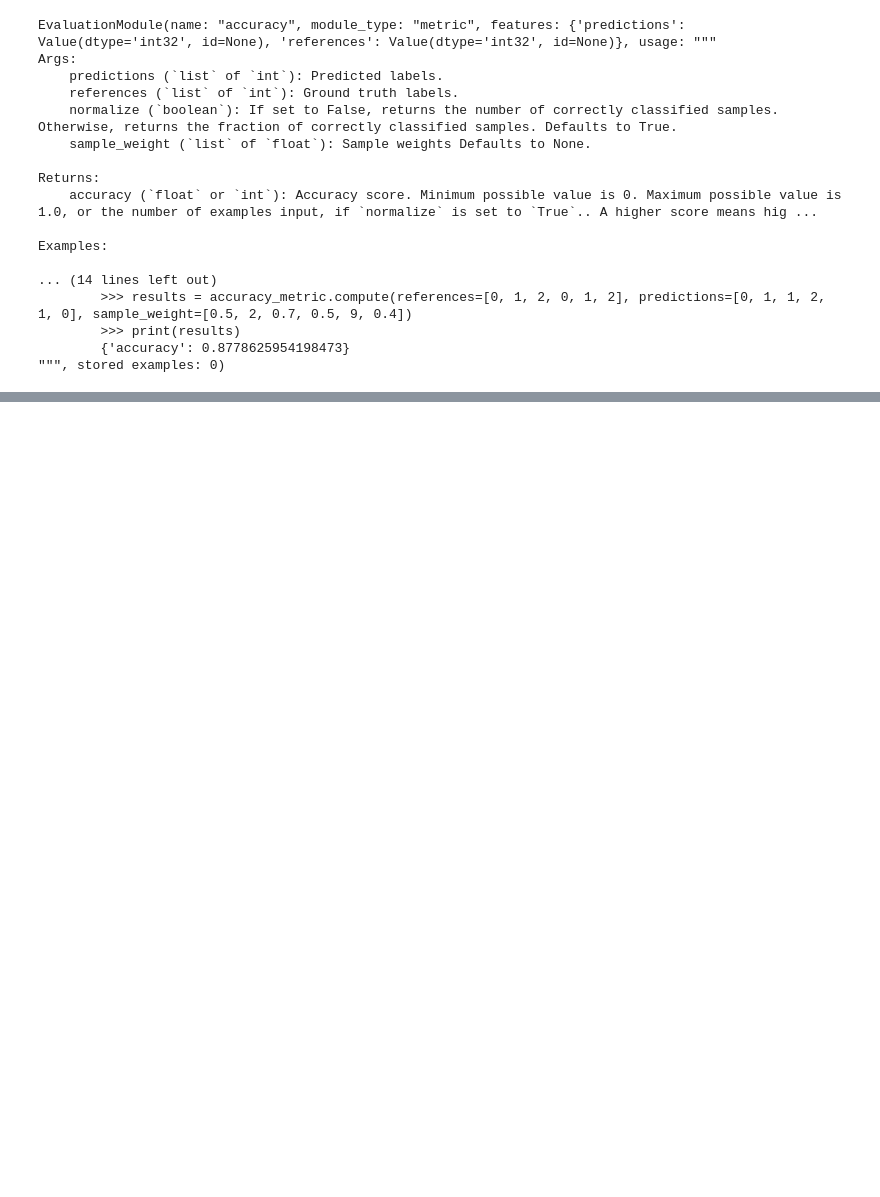
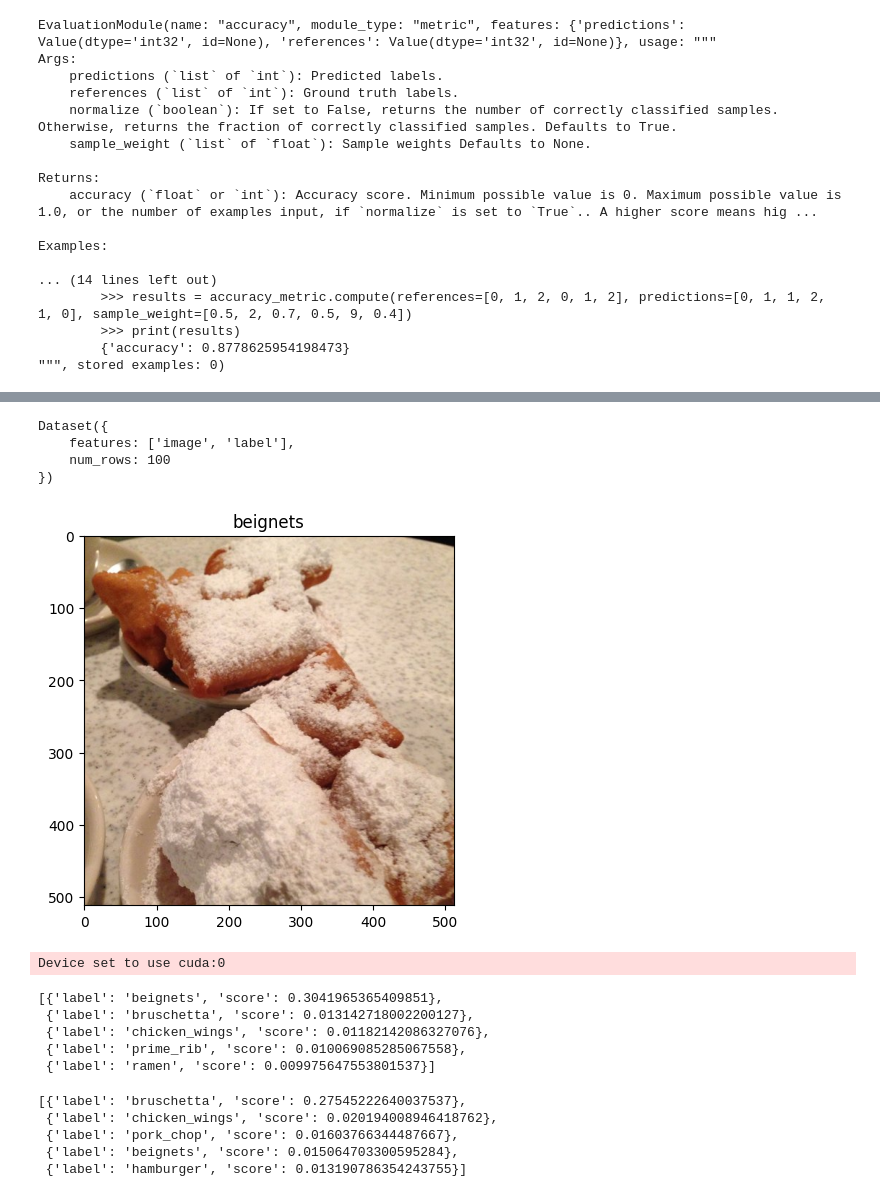
Before and after one commit to vandalt/phy3051-students, a Jupyter notebook: tp11-transformers/huggingface.ipynb, the cells around one changed output, grey strips where cells are left out. Saved outputs shown, nothing was run; the diff lists cells and outputs as text; code cells hidden in the pictures; blank space fills up the shorter version.

```diff
--- a/tp11-transformers/huggingface.ipynb
+++ b/tp11-transformers/huggingface.ipynb
@@ -497,0 +563,39 @@ trainer.train()
+# %%
+valid_data = load_dataset("food101", split="validation[:100]")
+# %%
+valid_data
+# %% [output]
+Dataset({
+    features: ['image', 'label'],
+    num_rows: 100
+})
+# %%
+idx = int(rng.integers(valid_data.num_rows))
+eg = valid_data[idx]
+img, label = eg["image"], eg["label"]
+# %%
+plt.imshow(img)
+plt.title(idx2label[label])
+plt.show()
+# %% [output]
+[figure, added]
+# %%
+custom_pipeline = pipeline(task="image-classification", model="new_model")
+# %% [output]
+Device set to use cuda:0
+# %%
+custom_pipeline(img)
+# %% [output]
+[{'label': 'beignets', 'score': 0.3041965365409851},
+ {'label': 'bruschetta', 'score': 0.013142718002200127},
+ {'label': 'chicken_wings', 'score': 0.01182142086327076},
+ {'label': 'prime_rib', 'score': 0.010069085285067558},
+ {'label': 'ramen', 'score': 0.009975647553801537}]
+# %%
+custom_pipeline("https://images.ricardocuisine.com/services/recipes/1x1/5718.jpg")
+# %% [output]
+[{'label': 'bruschetta', 'score': 0.27545222640037537},
+ {'label': 'chicken_wings', 'score': 0.020194008946418762},
+ {'label': 'pork_chop', 'score': 0.01603766344487667},
+ {'label': 'beignets', 'score': 0.015064703300595284},
+ {'label': 'hamburger', 'score': 0.013190786354243755}]
```
Also changed, not shown: parts of 43 cells of this notebook.
